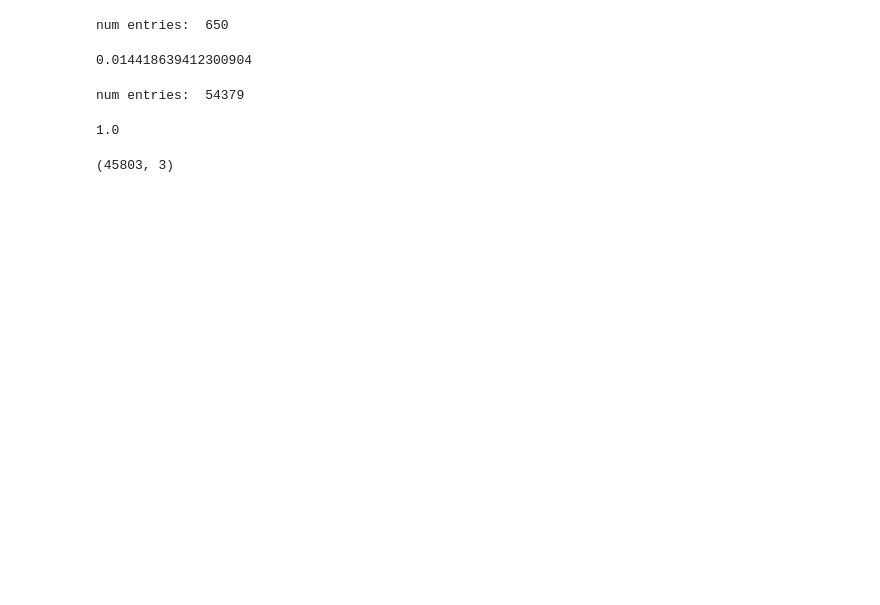
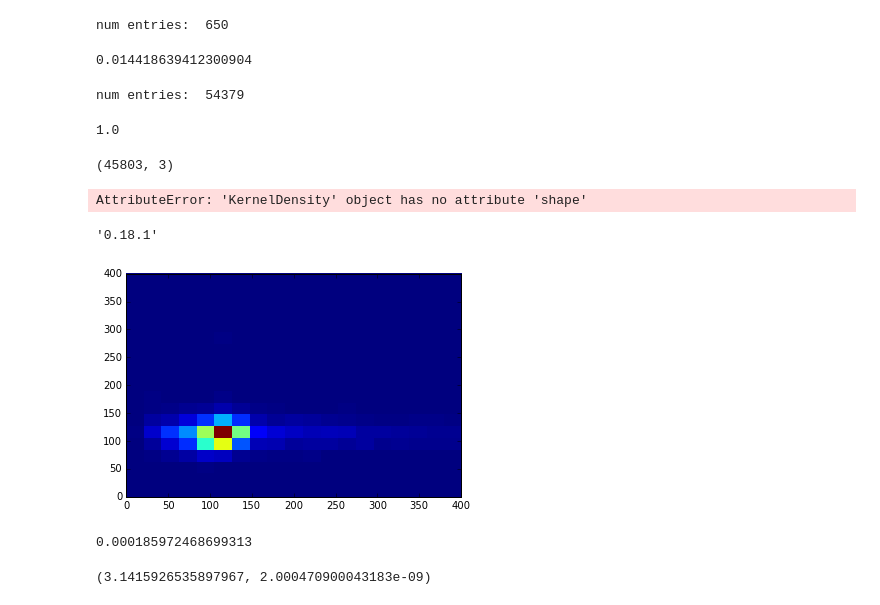
Before and after one commit to hh-italian-group/hh-bbtautau, a Jupyter notebook: Instruments/notebook/MassCutOptimization.ipynb, the cells around one changed output. Saved outputs shown, nothing was run; the diff lists cells and outputs as text; code cells hidden in the pictures; blank space fills up the shorter version.

```diff
--- a/Instruments/notebook/MassCutOptimization.ipynb
+++ b/Instruments/notebook/MassCutOptimization.ipynb
@@ -174,3 +181,49 @@ num entries:  54379
 data[sample_files["Signal"]].shape
 # %% [output]
 (45803, 3)
+# %%
+#dens = sm.nonparametric.KDEUnivariate(data[sample_files["Signal"]][:, 0])
+dens = KernelDensity(bandwidth=5, kernel='epanechnikov')
+#dens.fit(data[sample_files["Signal"]][:, 0].reshape(-1, 1))
+dens.fit(data[sample_files["Signal"]])
+
+dens_map = {}
+for sample, events in data.iteritems():
+    dens_map[sample] = KernelDensity(bandwidth=5, kernel='tophat')
+    dens_map[sample].fit(events)
+# %%
+bins = np.linspace(50, 150, 1000)
+
+#plt.scatter(bins, np.exp(dens.score_samples(bins.reshape(-1, 1))))
+print(dens_map[sample_files["Signal"]].shape)
+plt.scatter(bins, np.exp(dens_map[sample_files["Signal"]].score_samples(bins.reshape(1, -1))))
+plt.show()
+# %% [output]
+AttributeError: 'KernelDensity' object has no attribute 'shape'
+# %%
+sklearn.__version__
+# %% [output]
+'0.18.1'
+# %%
+bins = np.linspace(50, 150, 100)
+#sample = dens.sample(10000)
+sample = dens_map[sample_files["Signal"]].sample(10000)
+bins_x = np.linspace(0, 400, 20)
+bins_y = np.linspace(0, 400, 20)
+plt.hist2d(sample[:,0],sample[:,1],bins=[bins_x,bins_y])
+plt.show()
+# %% [output]
+[figure, added]
+# %%
+math.exp(dens.score(np.array([100, 100]).reshape(1, -1)))
+# %% [output]
+0.000185972468699313
+# %%
+def fn_sqrt(x):
+    return ...
+
+dblquad(lambda x, y: math.exp(self.dens[sample].score(np.array([x, y]).reshape(1, -1))), x0-a, x0,
+        lambda x: -math.sqrt(1- ((x - 100) / 20) ** 2),
+        lambda x: y0 + fn_sqrt(x)
+# %% [output]
+(3.1415926535897967, 2.000470900043183e-09)
```
Also changed, not shown: parts of 10 cells of this notebook.
